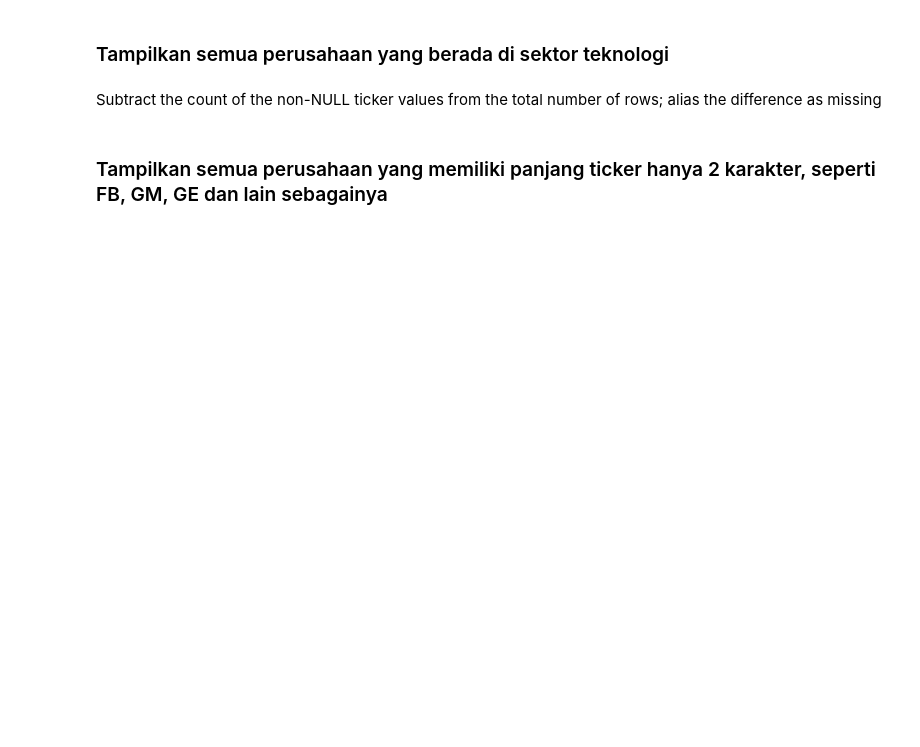
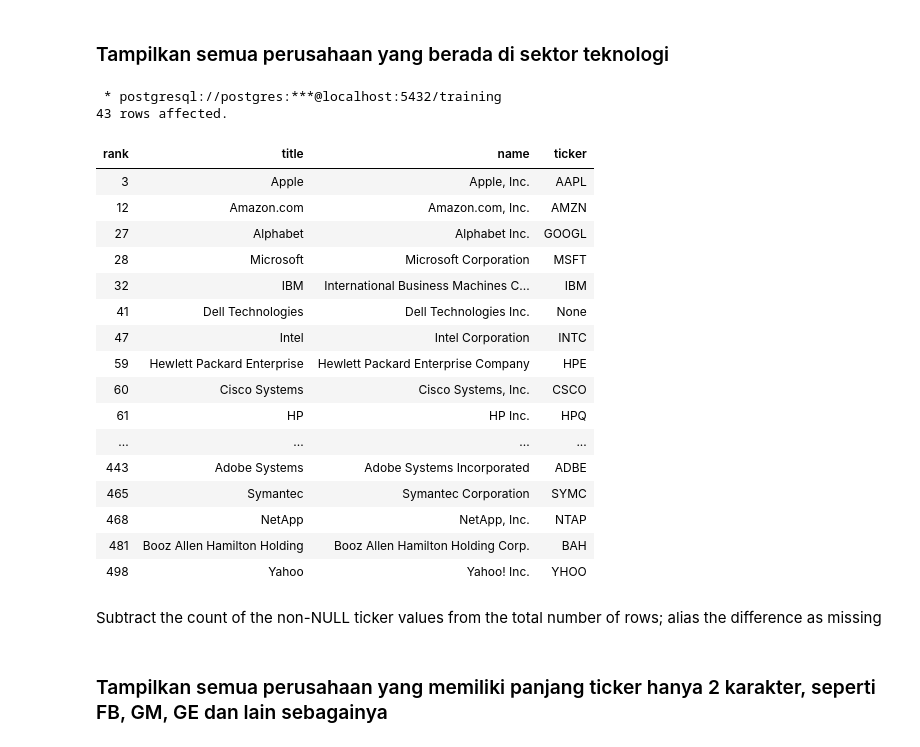
Before and after one commit to JAGu245/BIG-DATA, a Jupyter notebook: 03_Analyzing_Fortune500_Company.ipynb, the cells around one changed output. Drawn from its saved outputs; the diff is of its cells as text; code cells hidden in the pictures; blank space fills up the shorter version.

```diff
--- a/03_Analyzing_Fortune500_Company.ipynb
+++ b/03_Analyzing_Fortune500_Company.ipynb
@@ -99,12 +200,32 @@ ORDER BY
 # %%
 %%sql
 
 -- Tampilkan kolom rank, title, name dan ticker
-SELECT
+SELECT rank, title, name, ticker
 FROM fortune500
 
 -- Filter sector adalah Technology
-WHERE
+WHERE sector ='Technology';
+# %% [output]
+ * postgresql://postgres:***@localhost:5432/training
+43 rows affected.
+| rank | title | name | ticker |
+| 3 | Apple | Apple, Inc. | AAPL |
+| 12 | Amazon.com | Amazon.com, Inc. | AMZN |
+| 27 | Alphabet | Alphabet Inc. | GOOGL |
+| 28 | Microsoft | Microsoft Corporation | MSFT |
+| 32 | IBM | International Business Machines C... | IBM |
+| 41 | Dell Technologies | Dell Technologies Inc. | None |
+| 47 | Intel | Intel Corporation | INTC |
+| 59 | Hewlett Packard Enterprise | Hewlett Packard Enterprise Company | HPE |
+| 60 | Cisco Systems | Cisco Systems, Inc. | CSCO |
+| 61 | HP | HP Inc. | HPQ |
+| ... | ... | ... | ... |
+| 443 | Adobe Systems | Adobe Systems Incorporated | ADBE |
+| 465 | Symantec | Symantec Corporation | SYMC |
+| 468 | NetApp | NetApp, Inc. | NTAP |
+| 481 | Booz Allen Hamilton Holding | Booz Allen Hamilton Holding Corp. | BAH |
+| 498 | Yahoo | Yahoo! Inc. | YHOO |
 # %% [markdown]
 Subtract the count of the non-NULL ticker values from the total number of rows; alias the difference as missing
 # %% [markdown]
```
Also changed, not shown: parts of 33 cells of this notebook.
